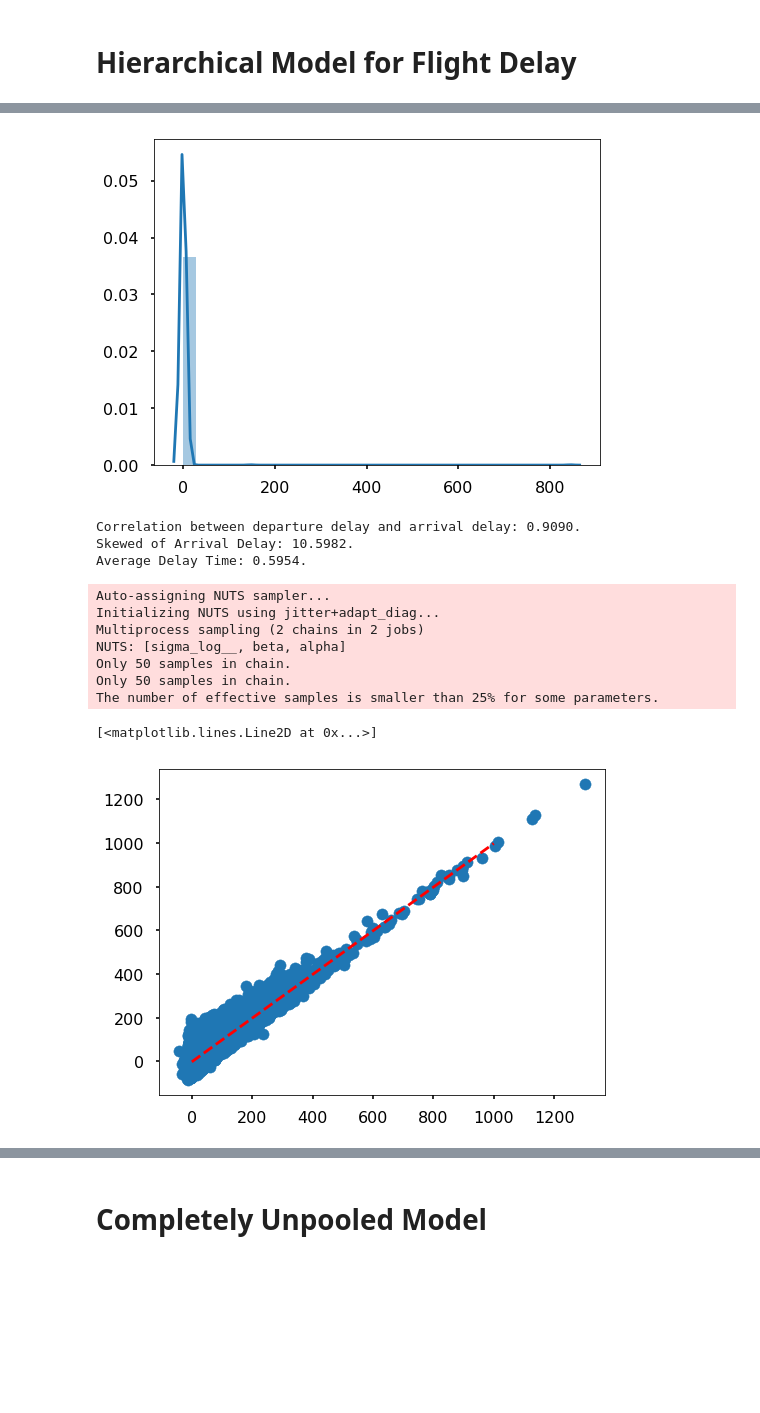
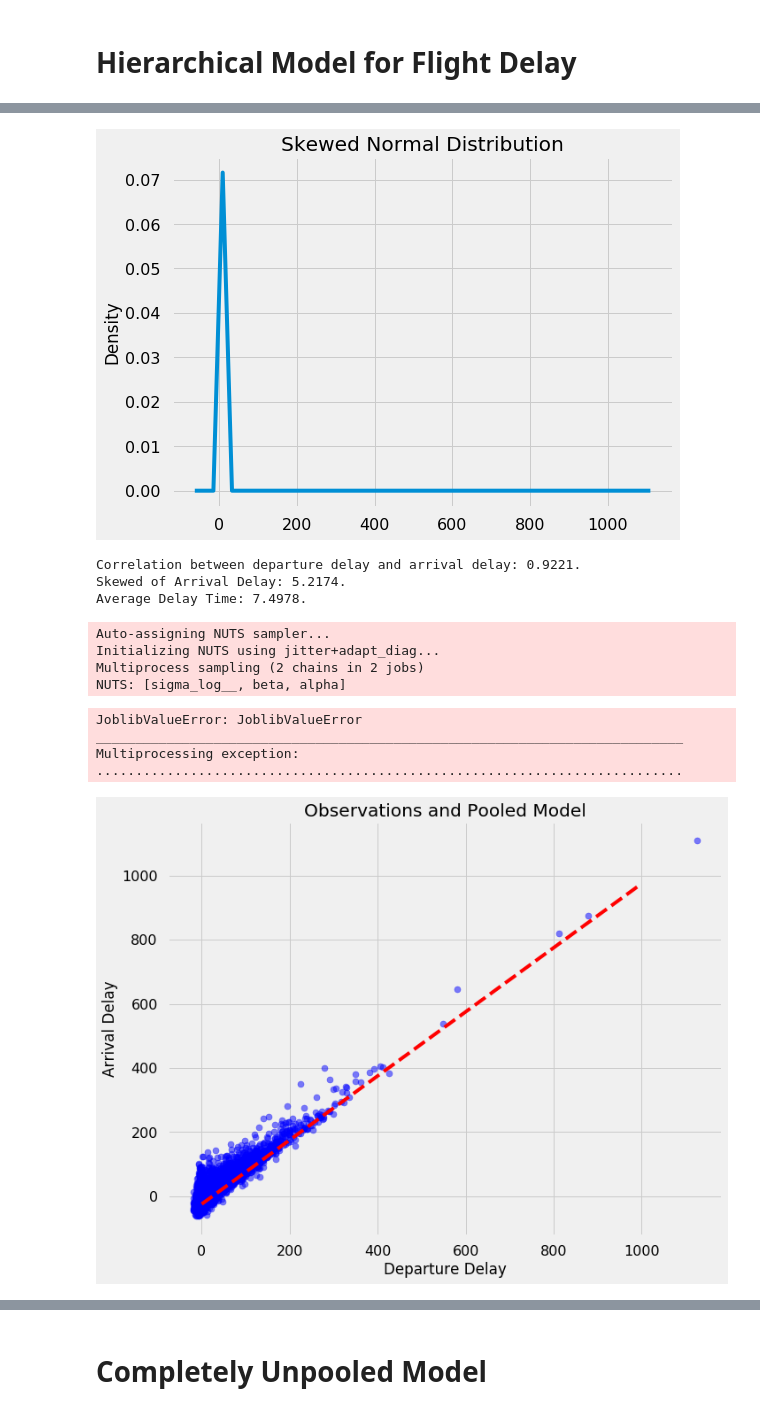
Before and after one commit to WillKoehrsen/eecs-491, a Jupyter notebook: assign/A2/P1_hierarchical_modeling.ipynb, the cells around one changed output, grey strips where cells are left out. Drawn from its saved outputs; the diff is of its cells as text; code cells hidden in the pictures; blank space fills up the shorter version.

Commit message:
Finished Pooled and Unpooled Estimates

```diff
--- a/assign/A2/P1_hierarchical_modeling.ipynb
+++ b/assign/A2/P1_hierarchical_modeling.ipynb
@@ -50,0 +52,2 @@ sns.lmplot('dep_delay', 'arr_delay', flights,
+# %%
+flights = flights.sample(frac=1, random_state=50)[:10000]
@@ -55,6 +60,6 @@ sns.lmplot('dep_delay', 'arr_delay', flights,
 # %%
-dep = np.array(flights['dep_delay'].values)[:10000]
-arr = np.array(flights['arr_delay'].values)[:10000]
+dep = np.array(flights['dep_delay'].values)
+arr = np.array(flights['arr_delay'].values)
 # %%
 plt.figure(figsize=(8, 6))
 sns.distplot(arr, color = 'darkgreen')
@@ -65,48 +70,51 @@ plt.xlabel('Delay in minutes'); plt.ylabel('Density');
 # %%
 plt.figure(figsize=(8, 6))
-x = np.linspace(min(dep), max(dep), 1000)
-skewed = scipy.stats.skewnorm.pdf(x, a = scipy.stats.skew(arr))
-sns.distplot(skewed * max(dep));
+x = np.linspace(min(arr), max(arr))
+skewed = scipy.stats.skewnorm.pdf(x, loc = np.mean(arr), a = scipy.stats.skew(arr))
+plt.plot(x, skewed);
+plt.title('Skewed Normal Distribution')
+plt.ylabel('Density');
 # %% [output]
-[figure, old version]
+[figure, new version]
 # %%
 print('Correlation between departure delay and arrival delay: {:.4f}.'.
       format(np.corrcoef(arr, dep)[0][1]))
-print('Skewed of Arrival Delay: {:.4f}.'.format(scipy.stats.skew(arr)))
-print('Average Delay Time: {:.4f}.'.format(np.mean(arr)))
+print('Skew of Arrival Delay: {:.4f}.'.format(scipy.stats.skew(arr)))
+print('Average Delay Time: {:.4f} minutes.'.format(np.mean(arr)))
 # %% [output]
-Correlation between departure delay and arrival delay: 0.9090.
-Skewed of Arrival Delay: 10.5982.
-Average Delay Time: 0.5954.
+Correlation between departure delay and arrival delay: 0.9221.
+Skewed of Arrival Delay: 5.2174.
+Average Delay Time: 7.4978.
 # %%
 # Treat all of observations as coming from same distribution
 with pm.Model() as pooled_model:
 
     # Alpha is skew of distribution
-    alpha = pm.Normal('alpha', testval=np.corrcoef(arr, dep)[0][1])
+    alpha = pm.Normal('alpha', mu = 0, sd = 10)
 
     # Beta is vector of model parameters: [intercept, slope]
-    beta = pm.Normal('beta', testval=[0, np.corrcoef(arr, dep)[0][1]], shape=2)
+    beta = pm.Normal('beta', mu = 0, sd = 10, shape=2)
 
     # Sigma is standard deviation of observations
     sigma = pm.HalfCauchy('sigma', 5)
 
-    # Linear equation for the delay
+    # Linear equation for the arrival delay based on departure delay
     theta = beta[0] + beta[1] * dep
 
     # The arrival delays are skewed normal
     y = pm.SkewNormal('y', mu=theta, sd=sigma, alpha=alpha, observed=arr)
 
     # Trace from pooled model
-    pooled_trace = pm.sample(50)
+    pooled_trace = pm.sample(1000)
 # %% [output]
 Auto-assigning NUTS sampler...
 Initializing NUTS using jitter+adapt_diag...
 Multiprocess sampling (2 chains in 2 jobs)
 NUTS: [sigma_log__, beta, alpha]
-Only 50 samples in chain.
-Only 50 samples in chain.
-The number of effective samples is smaller than 25% for some parameters.
+JoblibValueError: JoblibValueError
+___________________________________________________________________________
+Multiprocessing exception:
+...........................................................................
 # %%
 # Intercept and slope are mean of traces
 pooled_intercept, pooled_slope = pooled_trace['beta'].mean(axis=0)
@@ -113,8 +123,12 @@ pooled_intercept, pooled_slope = pooled_trace['beta'].mean(axis=0)
 # %%
-plt.figure(figsize=(8,6))
-plt.scatter(flights['dep_delay'], (flights['arr_delay']))
+figsize(10, 8)
+plt.style.use('fivethirtyeight')
+plt.scatter(flights['dep_delay'], (flights['arr_delay']), s = 50,
+           alpha = 0.5, facecolor = 'b', edgecolors = 'b')
 xvals = np.linspace(0, 1000)
-plt.plot(xvals, pooled_slope * xvals + pooled_intercept, 'r--')
+plt.plot(xvals, pooled_slope * xvals + pooled_intercept,
+         'r--', label = 'Pooled Model Estimate');
+plt.xlabel('Departure Delay'); plt.ylabel('Arrival Delay');
+plt.title('Observations and Pooled Model');
 # %% [output]
-[<matplotlib.lines.Line2D at 0x...>]
-[figure, old version]
+[figure, new version]
```
Also changed, not shown: parts of 16 cells of this notebook, 1 other file.
